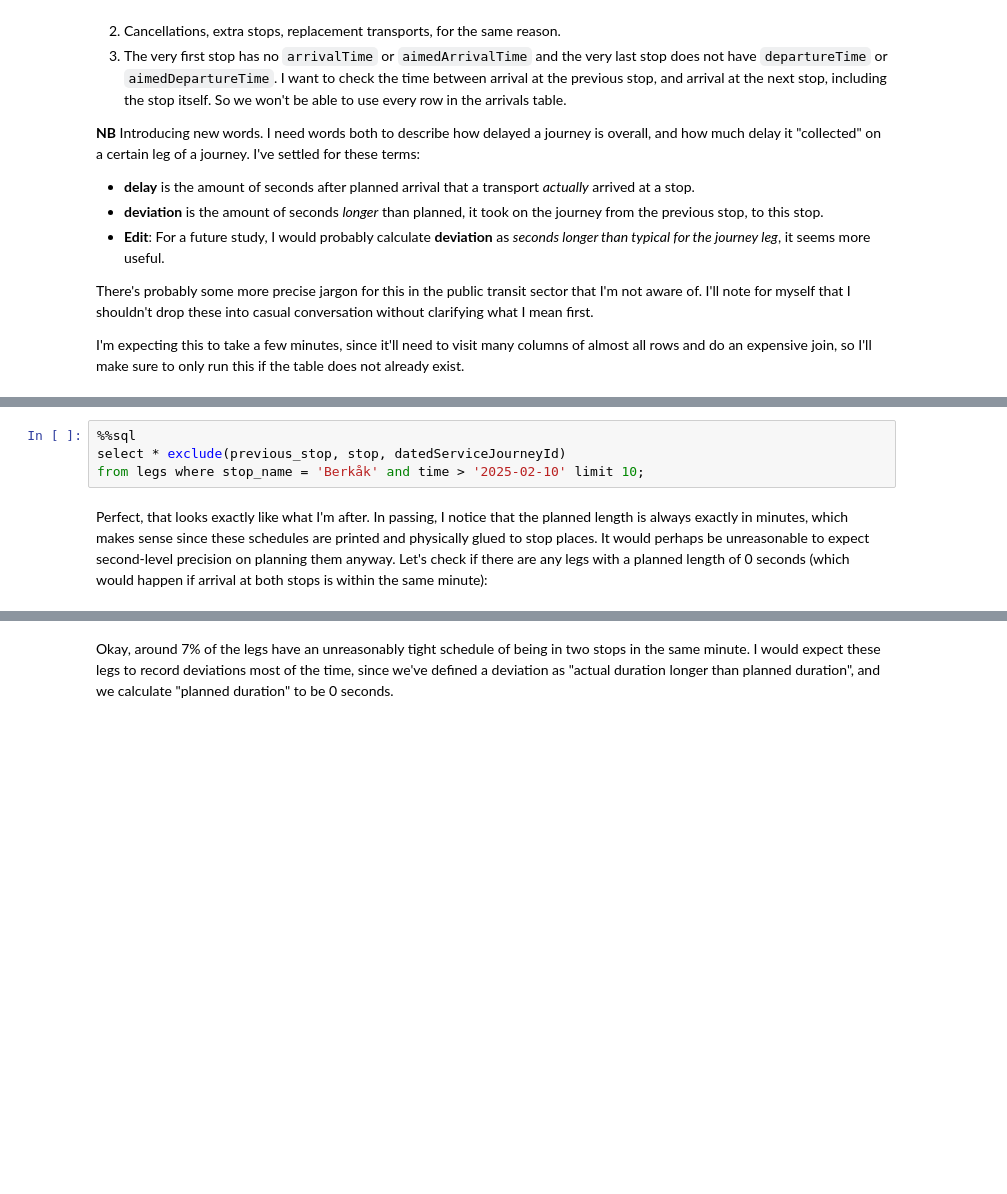
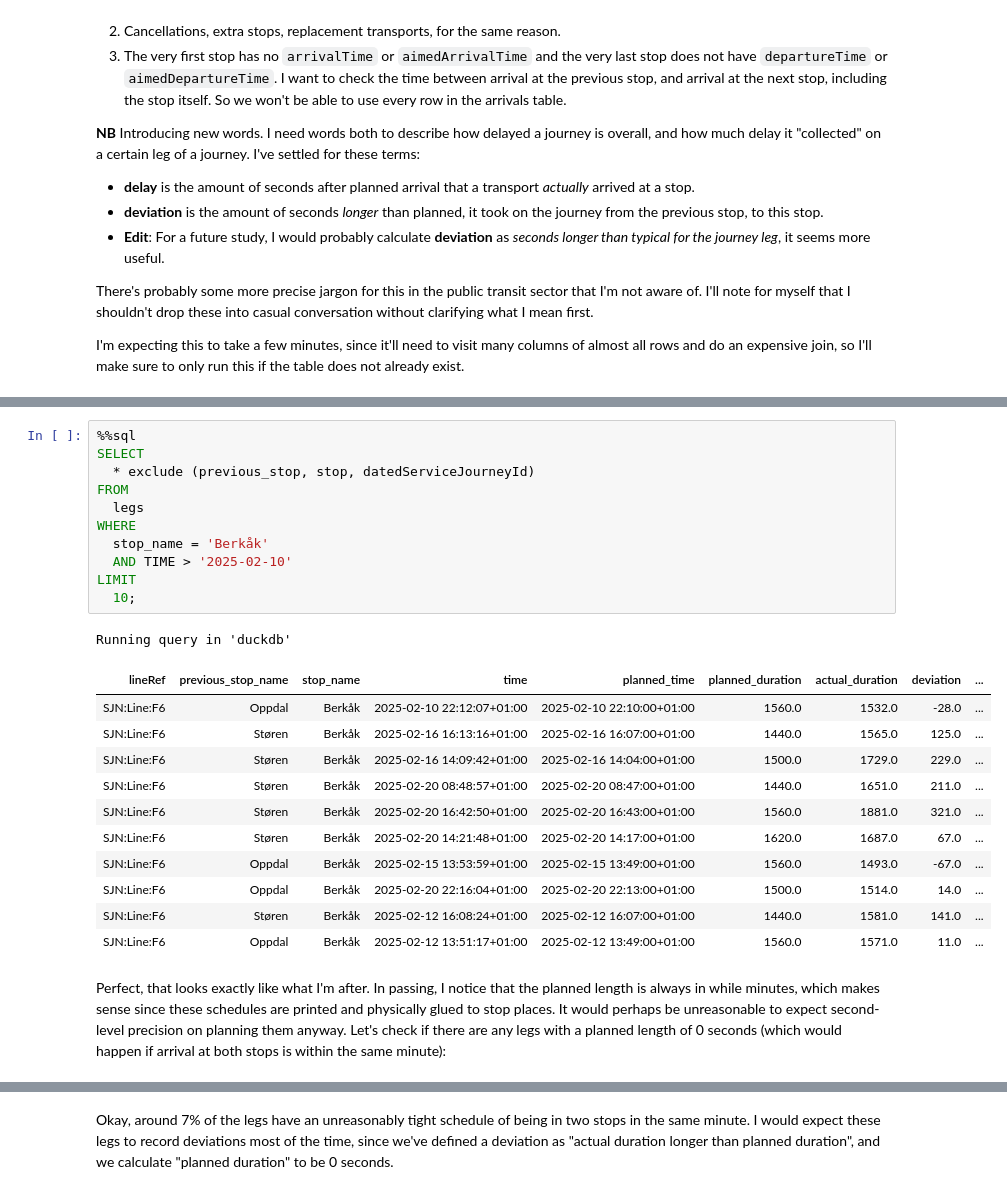
Before and after one commit to kaaveland/bus-eta, a Jupyter notebook: EnturRealtimeEDA.ipynb, the cells around one changed output, grey strips where cells are left out. Saved outputs shown, nothing was run; the diff lists cells and outputs as text; blank space fills up the shorter version.

```diff
--- a/EnturRealtimeEDA.ipynb
+++ b/EnturRealtimeEDA.ipynb
@@ -502,8 +790,28 @@ from legs where stop_name = 'Nidarosdomen' and time > '2025-02-10' limit 10;
 # %%
 %%sql
-select * exclude(previous_stop, stop, datedServiceJourneyId)
-from legs where stop_name = 'Berkåk' and time > '2025-02-10' limit 10;
+SELECT
+  * exclude (previous_stop, stop, datedServiceJourneyId)
+FROM
+  legs
+WHERE
+  stop_name = 'Berkåk'
+  AND TIME > '2025-02-10'
+LIMIT
+  10;
+# %% [output]
+Running query in 'duckdb'
+| lineRef | previous_stop_name | stop_name | time | planned_time | planned_duration | actual_duration | deviation | ... |
+| SJN:Line:F6 | Oppdal | Berkåk | 2025-02-10 22:12:07+01:00 | 2025-02-10 22:10:00+01:00 | 1560.0 | 1532.0 | -28.0 | ... |
+| SJN:Line:F6 | Støren | Berkåk | 2025-02-16 16:13:16+01:00 | 2025-02-16 16:07:00+01:00 | 1440.0 | 1565.0 | 125.0 | ... |
+| SJN:Line:F6 | Støren | Berkåk | 2025-02-16 14:09:42+01:00 | 2025-02-16 14:04:00+01:00 | 1500.0 | 1729.0 | 229.0 | ... |
+| SJN:Line:F6 | Støren | Berkåk | 2025-02-20 08:48:57+01:00 | 2025-02-20 08:47:00+01:00 | 1440.0 | 1651.0 | 211.0 | ... |
+| SJN:Line:F6 | Støren | Berkåk | 2025-02-20 16:42:50+01:00 | 2025-02-20 16:43:00+01:00 | 1560.0 | 1881.0 | 321.0 | ... |
+| SJN:Line:F6 | Støren | Berkåk | 2025-02-20 14:21:48+01:00 | 2025-02-20 14:17:00+01:00 | 1620.0 | 1687.0 | 67.0 | ... |
+| SJN:Line:F6 | Oppdal | Berkåk | 2025-02-15 13:53:59+01:00 | 2025-02-15 13:49:00+01:00 | 1560.0 | 1493.0 | -67.0 | ... |
+| SJN:Line:F6 | Oppdal | Berkåk | 2025-02-20 22:16:04+01:00 | 2025-02-20 22:13:00+01:00 | 1500.0 | 1514.0 | 14.0 | ... |
+| SJN:Line:F6 | Støren | Berkåk | 2025-02-12 16:08:24+01:00 | 2025-02-12 16:07:00+01:00 | 1440.0 | 1581.0 | 141.0 | ... |
+| SJN:Line:F6 | Oppdal | Berkåk | 2025-02-12 13:51:17+01:00 | 2025-02-12 13:49:00+01:00 | 1560.0 | 1571.0 | 11.0 | ... |
 # %% [markdown]
-Perfect, that looks exactly like what I'm after. In passing, I notice that the planned length is always exactly in minutes, which makes sense since these schedules are printed and physically glued to stop places. It would perhaps be unreasonable to expect second-level precision on planning them anyway. Let's check if there are any legs with a planned length of 0 seconds (which would happen if arrival at both stops is within the same minute):
+Perfect, that looks exactly like what I'm after. In passing, I notice that the planned length is always in while minutes, which makes sense since these schedules are printed and physically glued to stop places. It would perhaps be unreasonable to expect second-level precision on planning them anyway. Let's check if there are any legs with a planned length of 0 seconds (which would happen if arrival at both stops is within the same minute):
 # %%
 %%sql
```
Also changed, not shown: parts of 61 cells of this notebook, 10 other files.
